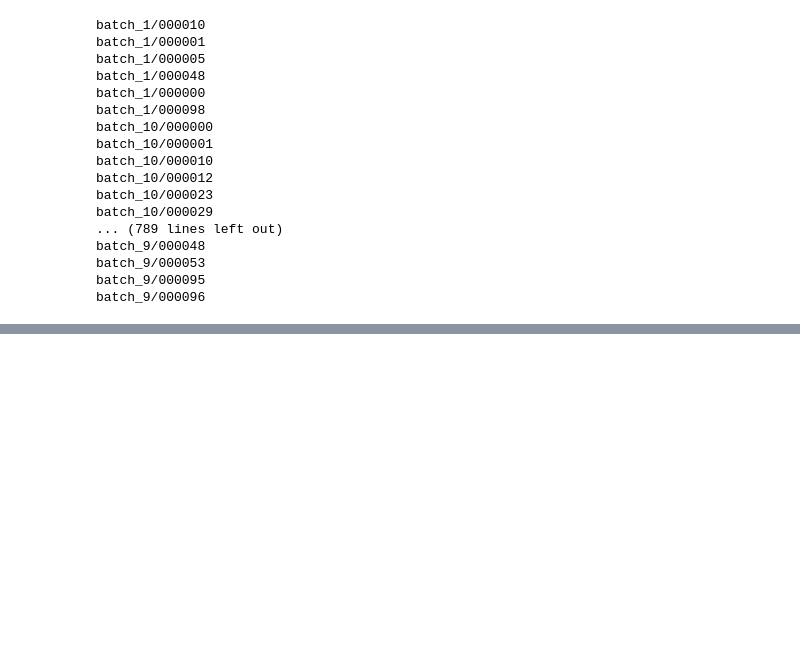
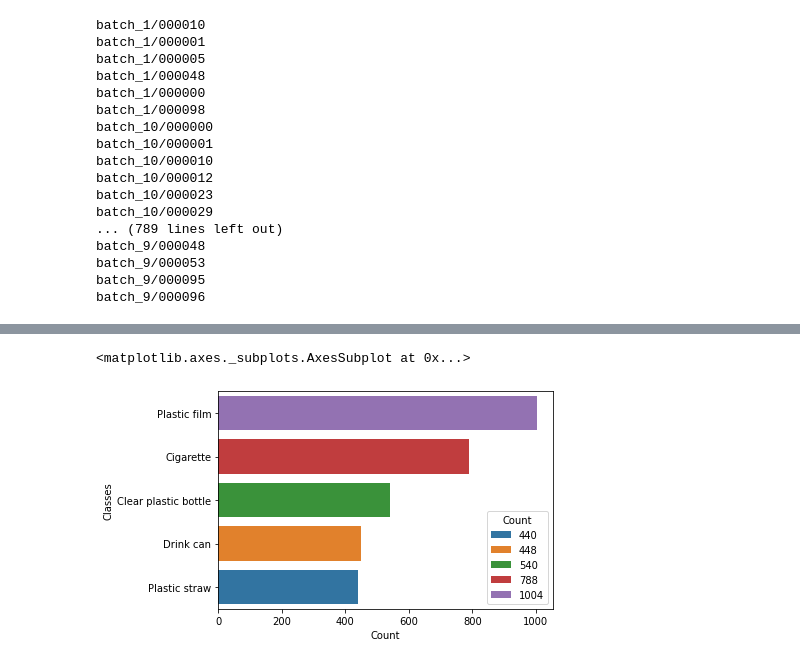
Before and after one commit to zhimg/Trash-Image-Classification-System-using-Machine-Learning-and-Deep-Learning-Algorithms, a Jupyter notebook: DataCreation_TrashImages.ipynb, the cells around one changed output, grey strips where cells are left out. Saved outputs shown, nothing was run; the diff lists cells and outputs as text; code cells hidden in the pictures; blank space fills up the shorter version.

Commit message:
New Data creation File

```diff
--- a/DataCreation_TrashImages.ipynb
+++ b/DataCreation_TrashImages.ipynb
@@ -224,3 +221,8 @@ final_df
 # %%
 # Save to CSV file
 final_df.to_csv(path +'FinalData.csv',index=False)
+# %%
+axdf = pd.DataFrame(columns=['Classes', 'Count'])
+axdf['Count'] = list(final_df['category'].value_counts())
+axdf['Classes'] = final_df['category'].value_counts().index.values
+axdf
@@ -226,0 +236,6 @@ final_df.to_csv(path +'FinalData.csv',index=False)
+# %%
+#Data Visual representation
+sns.barplot(x = 'Count',y = 'Classes', data = axdf ,hue= axdf['Count'],dodge=False)
+# %% [output]
+<matplotlib.axes._subplots.AxesSubplot at 0x...>
+[figure, added]
```
Also changed, not shown: parts of 7 cells of this notebook.
